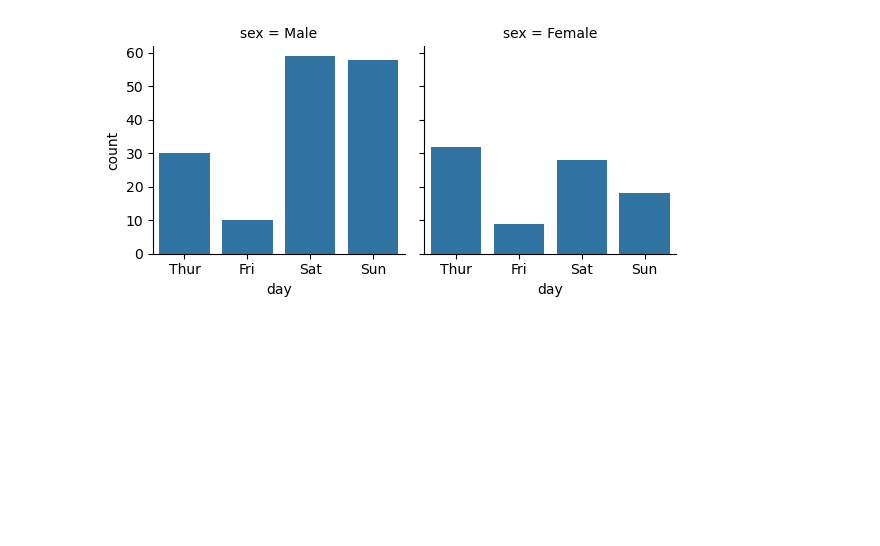
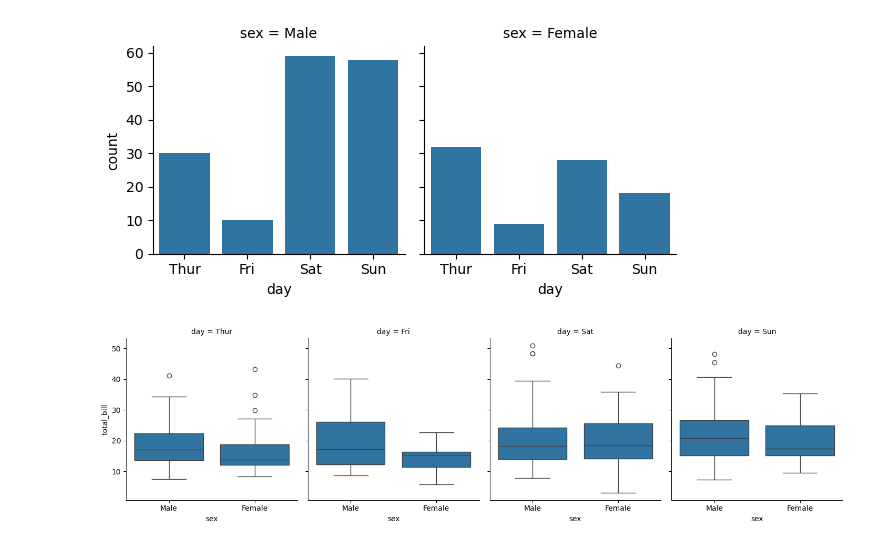
Before and after one commit to EesaYousuf/computer_vision, a Jupyter notebook: Statistical Data Visualization/FacetGrid.ipynb, the cells around one changed output. Cells and saved outputs as stored; diff of their text form; code cells hidden in the pictures; blank space fills up the shorter version.

```diff
--- a/Statistical Data Visualization/FacetGrid.ipynb
+++ b/Statistical Data Visualization/FacetGrid.ipynb
@@ -23,3 +23,11 @@ g.map_dataframe(sns.countplot, x="day")
 plt.show()
 # %% [output]
 [figure]
+# %%
+# 3. Box Plot with FacetGrid
+
+g = sns.FacetGrid(tips, col="day", height=4, aspect=0.9)
+g.map_dataframe(sns.boxplot, x="sex", y="total_bill")
+plt.show()
+# %% [output]
+[figure, added]
```
